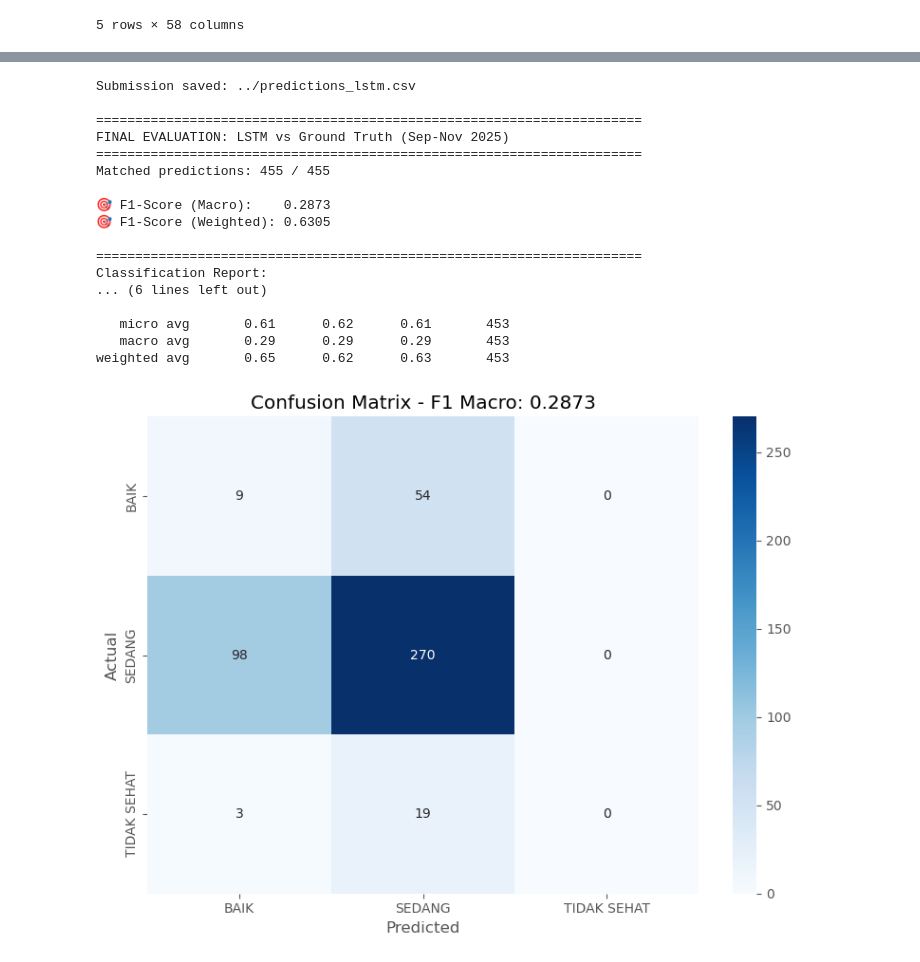
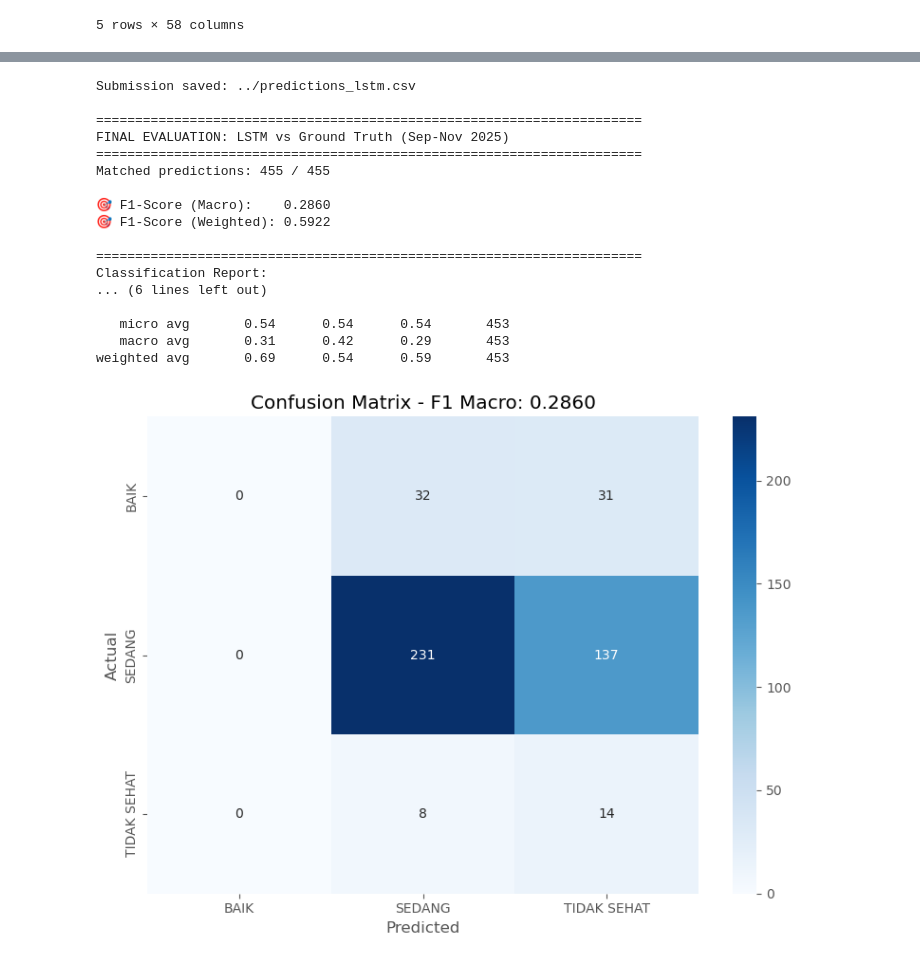
Before and after one commit to Fth87/lomba-arkavidia, a Jupyter notebook: basemodel/lstm_forecasting.ipynb, the cells around one changed output, grey strips where cells are left out. Drawn from its saved outputs; the diff is of its cells as text; code cells hidden in the pictures.

```diff
--- a/basemodel/lstm_forecasting.ipynb
+++ b/basemodel/lstm_forecasting.ipynb
@@ -45,7 +45,8 @@ Loaded: (15412, 58)
 | 2010-01-05 | DKI1 | 25.0 | 37.706676 | 2.0 | 17.0 | 15.0 | 8.0 | 25.0 | PM10 | ... |
 5 rows × 58 columns
 # %%
-# 3. Use ALL stations for training (not just DKI1)
+# 3. Use ALL stations for training
+TARGET = 'target_kategori'
 station_df = df.dropna(subset=[TARGET]).copy()
 station_df = station_df.dropna(thresh=int(len(station_df.columns) * 0.7), axis=0)
 print(f"Data shape for ALL stations: {station_df.shape}")
@@ -145,16 +183,20 @@ AirQualityLSTM(
 # %%
-# 10. Training
-EPOCHS = 30
+# 10. Training with CrossEntropyLoss
+from sklearn.metrics import f1_score
+
+EPOCHS = 50
 PATIENCE = 10
 LR = 0.001
 
-criterion = nn.MSELoss()
+criterion = nn.CrossEntropyLoss()  # For classification
 optimizer = torch.optim.Adam(model.parameters(), lr=LR)
 
 best_val_loss = float('inf')
+best_val_f1 = 0.0
 patience_counter = 0
 train_losses = []
 val_losses = []
+val_f1_scores = []
 best_model_state = None
 
 for epoch in range(EPOCHS):
@@ -165,7 +207,7 @@ for epoch in range(EPOCHS):
 
         optimizer.zero_grad()
         output = model(X_batch)
-        loss = criterion(output.squeeze(), y_batch)
+        loss = criterion(output, y_batch)
         loss.backward()
         torch.nn.utils.clip_grad_norm_(model.parameters(), max_norm=1.0)
         optimizer.step()
@@ -177,34 +219,47 @@ for epoch in range(EPOCHS):
     # Validation
     model.eval()
     val_batch_losses = []
+    all_preds = []
+    all_targets = []
     with torch.no_grad():
         for X_batch, y_batch in val_loader:
             X_batch, y_batch = X_batch.to(device), y_batch.to(device)
             output = model(X_batch)
-            loss = criterion(output.squeeze(), y_batch)
+            loss = criterion(output, y_batch)
             val_batch_losses.append(loss.item())
+
+            # Get predictions
+            preds = torch.argmax(output, dim=1).cpu().numpy()
+            all_preds.extend(preds)
+            all_targets.extend(y_batch.cpu().numpy())
 
     val_loss = np.mean(val_batch_losses)
     val_losses.append(val_loss)
 
+    # Calculate F1 score
+    val_f1 = f1_score(all_targets, all_preds, average='macro')
+    val_f1_scores.append(val_f1)
+
     if (epoch + 1) % 5 == 0:
-        print(f"Epoch {epoch+1}/{EPOCHS} | Train Loss: {train_loss:.6f} | Val Loss: {val_loss:.6f}")
+        print(f"Epoch {epoch+1}/{EPOCHS} | Train Loss: {train_loss:.4f} | Val Loss: {val_loss:.4f} | Val F1: {val_f1:.4f}")
 
     if np.isnan(train_loss) or np.isnan(val_loss):
         print("NaN loss detected. Stopping.")
         break
 
-    if val_loss < best_val_loss:
+    # Save best model based on F1 score
+    if val_f1 > best_val_f1:
+        best_val_f1 = val_f1
         best_val_loss = val_loss
         patience_counter = 0
         best_model_state = model.state_dict()
     else:
         patience_counter += 1
         if patience_counter >= PATIENCE:
-            print("Early stopping triggered.")
+            print(f"Early stopping triggered at epoch {epoch+1}")
             break
 
 if best_model_state is not None:
     model.load_state_dict(best_model_state)
-    print(f"Loaded best model with Val Loss: {best_val_loss:.6f}")
+    print(f"\nLoaded best model with Val Loss: {best_val_loss:.4f} | Val F1: {best_val_f1:.4f}")
 # %% [output]
@@ -354,12 +433,14 @@ if gt is not None:
         return cat
 
     # Use 'kategori' column from the CSV file
-    gt_2025['kategori_mapped'] = gt_2025['kategori'].apply(map_to_3_categories)
+    col_name = 'target_kategori' if 'target_kategori' in gt_2025.columns else 'kategori'
+    gt_2025['kategori_mapped'] = gt_2025[col_name].apply(map_to_3_categories).astype(str)
     merged = submission_df.merge(gt_2025[['id', 'kategori_mapped']], on='id', how='left')
     merged = merged.dropna(subset=['kategori_mapped'])
 
     if len(merged) > 0:
-        y_true, y_pred = merged['kategori_mapped'].values, merged['category'].values
+        y_true = merged['kategori_mapped'].astype(str).values
+        y_pred = merged['category'].astype(str).values
         f1_macro = f1_score(y_true, y_pred, average='macro', labels=['BAIK', 'SEDANG', 'TIDAK SEHAT'])
         f1_weighted = f1_score(y_true, y_pred, average='weighted', labels=['BAIK', 'SEDANG', 'TIDAK SEHAT'])
 
@@ -367,36 +448,36 @@ if gt is not None:
         print(f"Matched predictions: {len(merged)} / {len(submission_df)}\n\n🎯 F1-Score (Macro):    {f1_macro:.4f}")
         print(f"🎯 F1-Score (Weighted): {f1_weighted:.4f}")
         print(f"\n{'='*70}\nClassification Report:\n{'='*70}")
         print(classification_report(y_true, y_pred, labels=['BAIK', 'SEDANG', 'TIDAK SEHAT'], target_names=['BAIK', 'SEDANG', 'TIDAK SEHAT'], zero_division=0))
 
         conf_matrix = confusion_matrix(y_true, y_pred, labels=['BAIK', 'SEDANG', 'TIDAK SEHAT'])
         plt.figure(figsize=(8, 6))
         sns.heatmap(conf_matrix, annot=True, fmt='d', cmap='Blues', xticklabels=['BAIK', 'SEDANG', 'TIDAK SEHAT'], yticklabels=['BAIK', 'SEDANG', 'TIDAK SEHAT'])
         plt.title(f'Confusion Matrix - F1 Macro: {f1_macro:.4f}')
         plt.ylabel('Actual')
         plt.xlabel('Predicted')
         plt.tight_layout()
         plt.show()
     else:
         print("⚠️ No matching records found")
 else:
     print("ℹ️ Ground truth file not available")
 # %% [output]
 Submission saved: ../predictions_lstm.csv
 
 ======================================================================
 FINAL EVALUATION: LSTM vs Ground Truth (Sep-Nov 2025)
 ======================================================================
 Matched predictions: 455 / 455
 
-🎯 F1-Score (Macro):    0.2873
-🎯 F1-Score (Weighted): 0.6305
+🎯 F1-Score (Macro):    0.2860
+🎯 F1-Score (Weighted): 0.5922
 
 ======================================================================
 Classification Report:
 ... (6 lines left out)
 
-   micro avg       0.61      0.62      0.61       453
-   macro avg       0.29      0.29      0.29       453
-weighted avg       0.65      0.62      0.63       453
+   micro avg       0.54      0.54      0.54       453
+   macro avg       0.31      0.42      0.29       453
+weighted avg       0.69      0.54      0.59       453
-[figure, old version]
+[figure, new version]
```
Also changed, not shown: parts of 11 cells of this notebook, 12 other files.
